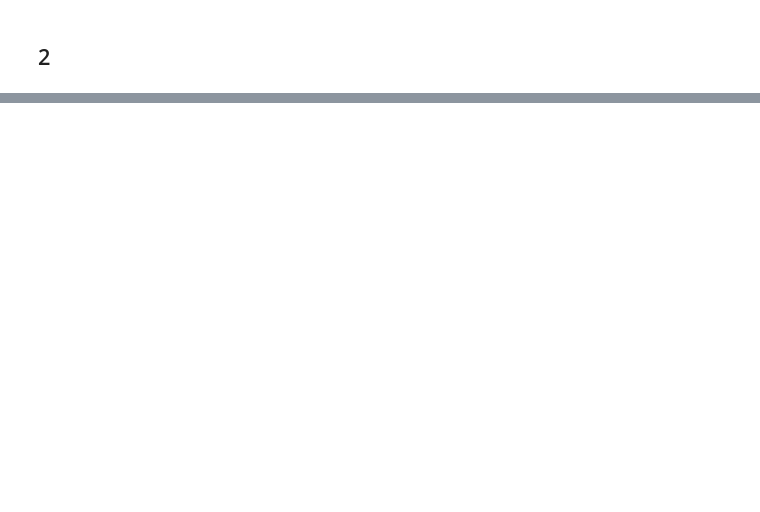
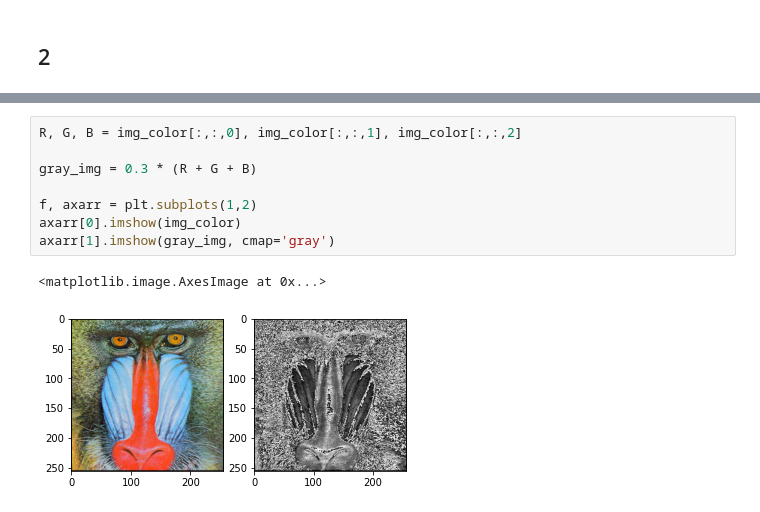
Before and after one commit to fidelatrstyni/PCVK_Genap_2021, a Jupyter notebook: Week3.ipynb, the cells around one changed output, grey strips where cells are left out. Cells and saved outputs as stored; diff of their text form; blank space fills up the shorter version.

```diff
--- a/Week3.ipynb
+++ b/Week3.ipynb
@@ -47,0 +133,11 @@ Masukkan nilai kecerahan: 50
+# %%
+R, G, B = img_color[:,:,0], img_color[:,:,1], img_color[:,:,2]
+
+gray_img = 0.3 * (R + G + B)
+
+f, axarr = plt.subplots(1,2)
+axarr[0].imshow(img_color)
+axarr[1].imshow(gray_img, cmap='gray')
+# %% [output]
+<matplotlib.image.AxesImage at 0x...>
+[figure, added]
```
Also changed, not shown: parts of 9 cells of this notebook.
